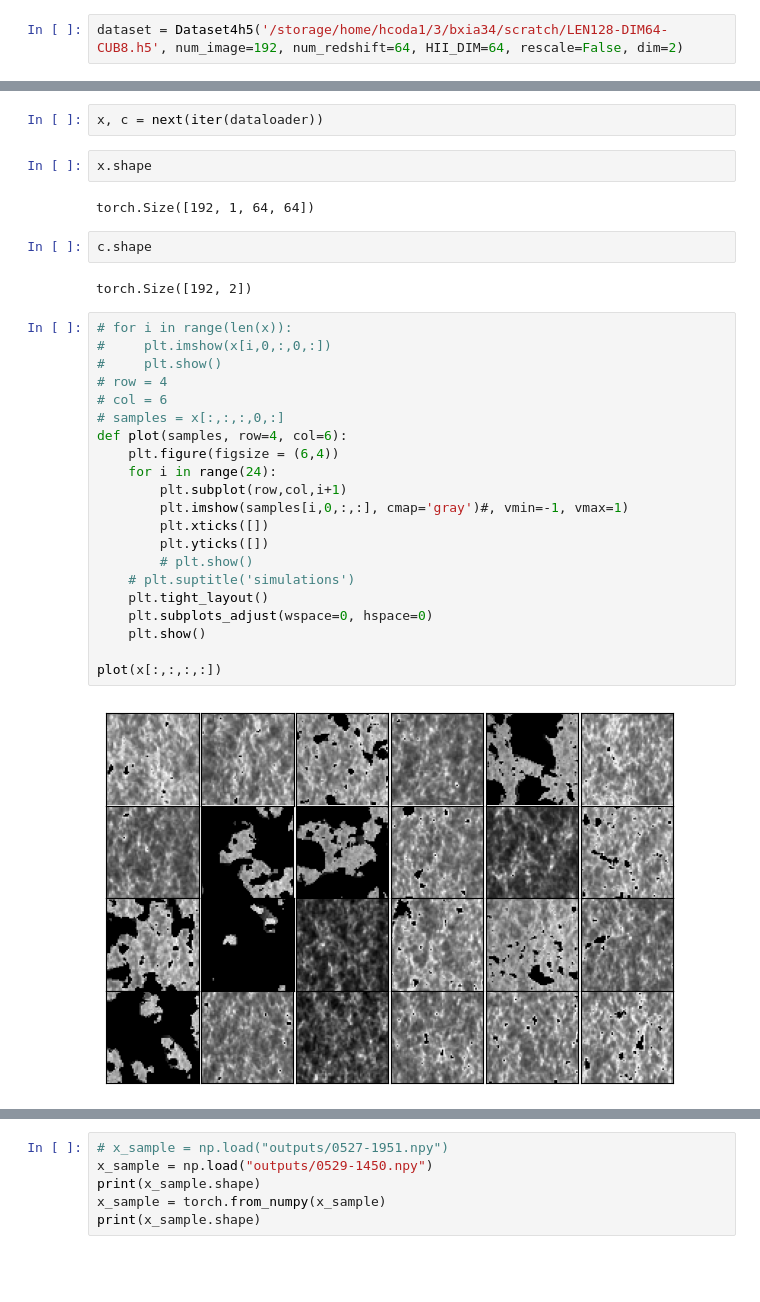
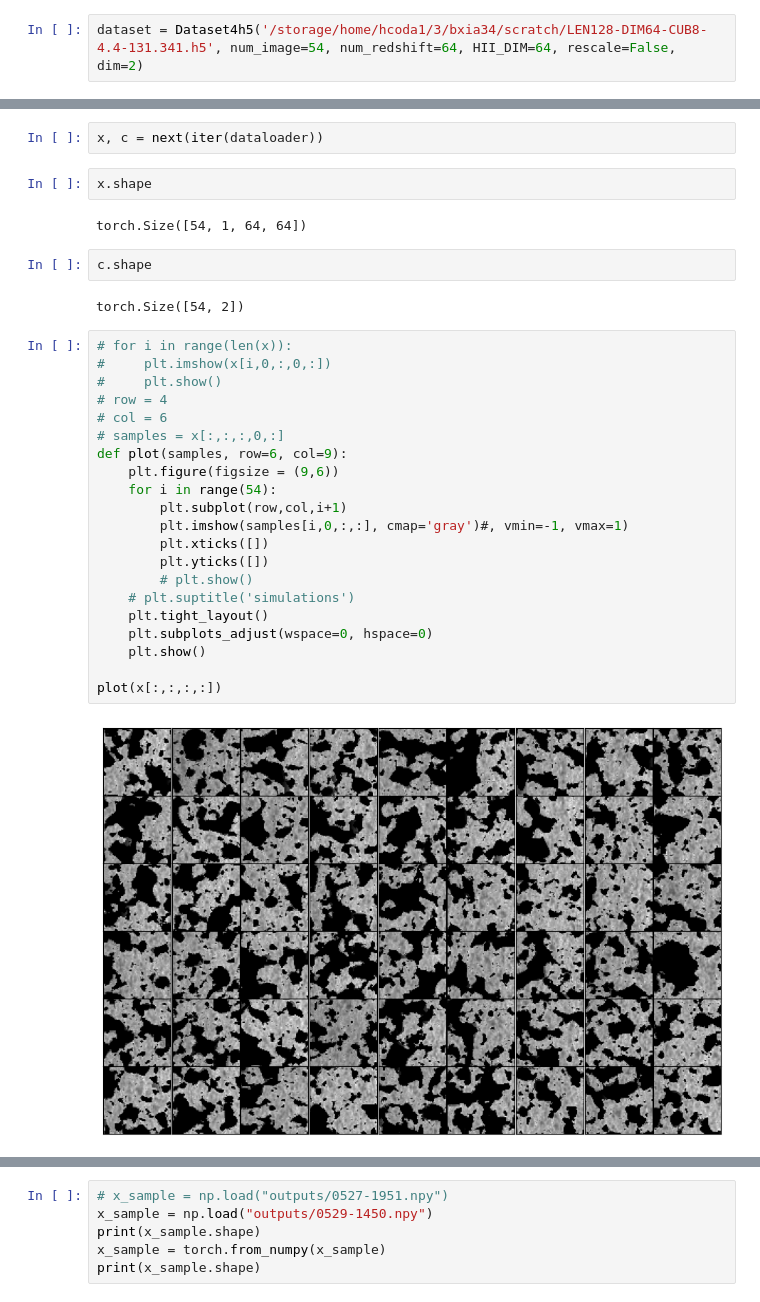
Before and after one commit to Xsmos/ml21cm, a Jupyter notebook: quantify_results.ipynb, the cells around one changed output, grey strips where cells are left out. Saved outputs shown, nothing was run; the diff lists cells and outputs as text; blank space fills up the shorter version.

```diff
--- a/quantify_results.ipynb
+++ b/quantify_results.ipynb
@@ -10,4 +14,4 @@ import torch
 # %%
-dataset = Dataset4h5('/storage/home/hcoda1/3/bxia34/scratch/LEN128-DIM64-CUB8.h5', num_image=192, num_redshift=64, HII_DIM=64, rescale=False, dim=2)
+dataset = Dataset4h5('/storage/home/hcoda1/3/bxia34/scratch/LEN128-DIM64-CUB8-4.4-131.341.h5', num_image=54, num_redshift=64, HII_DIM=64, rescale=False, dim=2)
 # %% [output]
 dataset content: <KeysViewHDF5 ['brightness_temp', 'density', 'kwargs', 'params', 'redshifts_distances', 'seeds', 'xH_box']>
@@ -42,34 +46,34 @@ x, c = next(iter(dataloader))
 # %%
 x.shape
 # %% [output]
-torch.Size([192, 1, 64, 64])
+torch.Size([54, 1, 64, 64])
 # %%
 c.shape
 # %% [output]
-torch.Size([192, 2])
+torch.Size([54, 2])
 # %%
 # for i in range(len(x)):
 #     plt.imshow(x[i,0,:,0,:])
 #     plt.show()
 # row = 4
 # col = 6
 # samples = x[:,:,:,0,:]
-def plot(samples, row=4, col=6):
-    plt.figure(figsize = (6,4))
-    for i in range(24):
+def plot(samples, row=6, col=9):
+    plt.figure(figsize = (9,6))
+    for i in range(54):
         plt.subplot(row,col,i+1)
         plt.imshow(samples[i,0,:,:], cmap='gray')#, vmin=-1, vmax=1)
         plt.xticks([])
         plt.yticks([])
         # plt.show()
     # plt.suptitle('simulations')
     plt.tight_layout()
     plt.subplots_adjust(wspace=0, hspace=0)
     plt.show()
 
 plot(x[:,:,:,:])
 # %% [output]
-[figure, old version]
+[figure, new version]
 # %%
 print(x.shape)
 Tb = torch.mean(x, axis=2)
```
Also changed, not shown: parts of 22 cells of this notebook, 1 other file.
